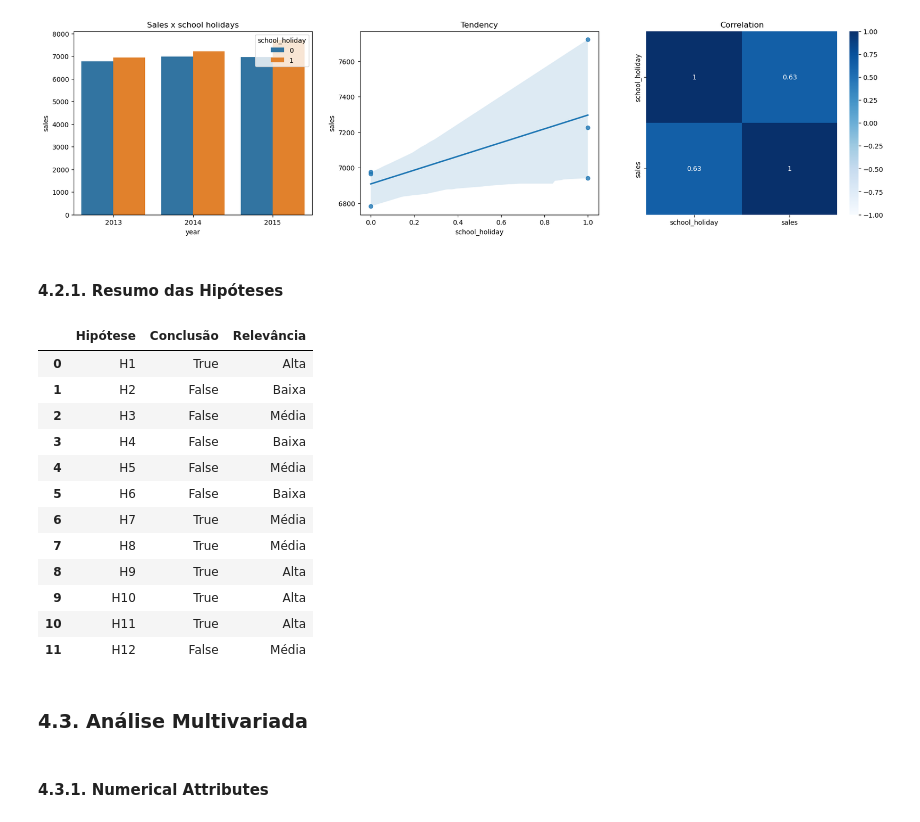
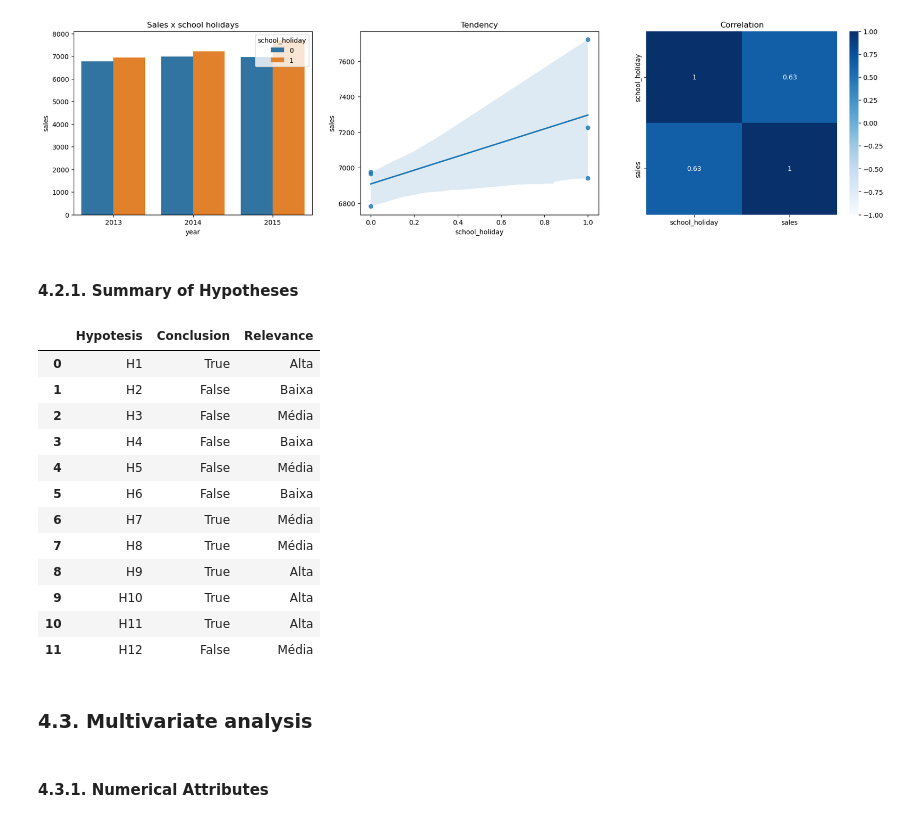
Before and after one commit to igorvgp/DS_rossmann_stores, a Jupyter notebook: m10_v01_store_sales_prediction.ipynb, the cells around one changed output. Cells and saved outputs as stored; diff of their text form; code cells hidden in the pictures.

```diff
--- a/m10_v01_store_sales_prediction.ipynb
+++ b/m10_v01_store_sales_prediction.ipynb
@@ -795,24 +797,24 @@ sns.heatmap( school_holiday[['school_holiday','sales']].corr( method='pearson' )
 # %% [output]
 [figure]
 # %% [markdown]
-#### 4.2.1. Resumo das Hipóteses
+#### 4.2.1. Summary of Hypotheses
 # %%
 hip_conclusion = pd.DataFrame( [ ['H1',  	    'True',     	'Alta'],
                                 ['H2',  	    'False',    	'Baixa'],
                                 ['H3',  	    'False',    	'Média'],
                                 ['H4',  	    'False',    	'Baixa'],
                                 ['H5',  	    'False',    	'Média'],
                                 ['H6',  	    'False',    	'Baixa'],
                                 ['H7',  	    'True',	        'Média'],
                                 ['H8',  	    'True', 	    'Média'],
                                 ['H9',  	    'True', 	    'Alta' ],
                                 ['H10', 	    'True',      	'Alta' ],
                                 ['H11', 	    'True', 	    'Alta' ],
                                 ['H12', 	    'False',    	'Média']],
-                                columns = ['Hipótese',	'Conclusão',	'Relevância'])
+                                columns = ['Hypotesis',	'Conclusion',	'Relevance'])
 hip_conclusion
 # %% [output]
-|  | Hipótese | Conclusão | Relevância |
+|  | Hypotesis | Conclusion | Relevance |
 | 0 | H1 | True | Alta |
 | 1 | H2 | False | Baixa |
 | 2 | H3 | False | Média |
@@ -826,7 +828,7 @@ hip_conclusion
 | 10 | H11 | True | Alta |
 | 11 | H12 | False | Média |
 # %% [markdown]
-### 4.3. Análise Multivariada
+### 4.3. Multivariate analysis
 # %% [markdown]
 #### 4.3.1. Numerical Attributes
 # %%
```
Also changed, not shown: parts of 123 cells of this notebook, 20 other files.
